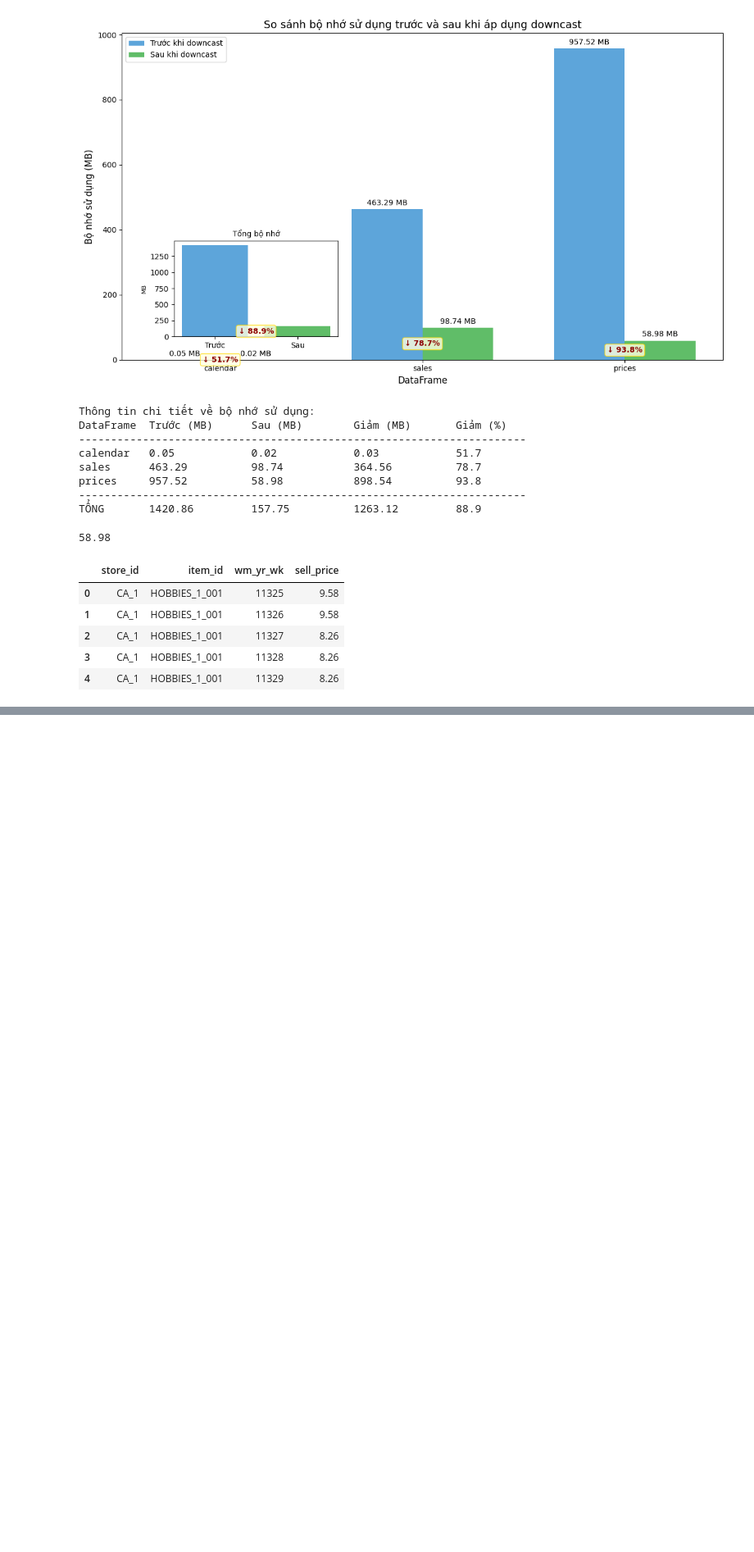
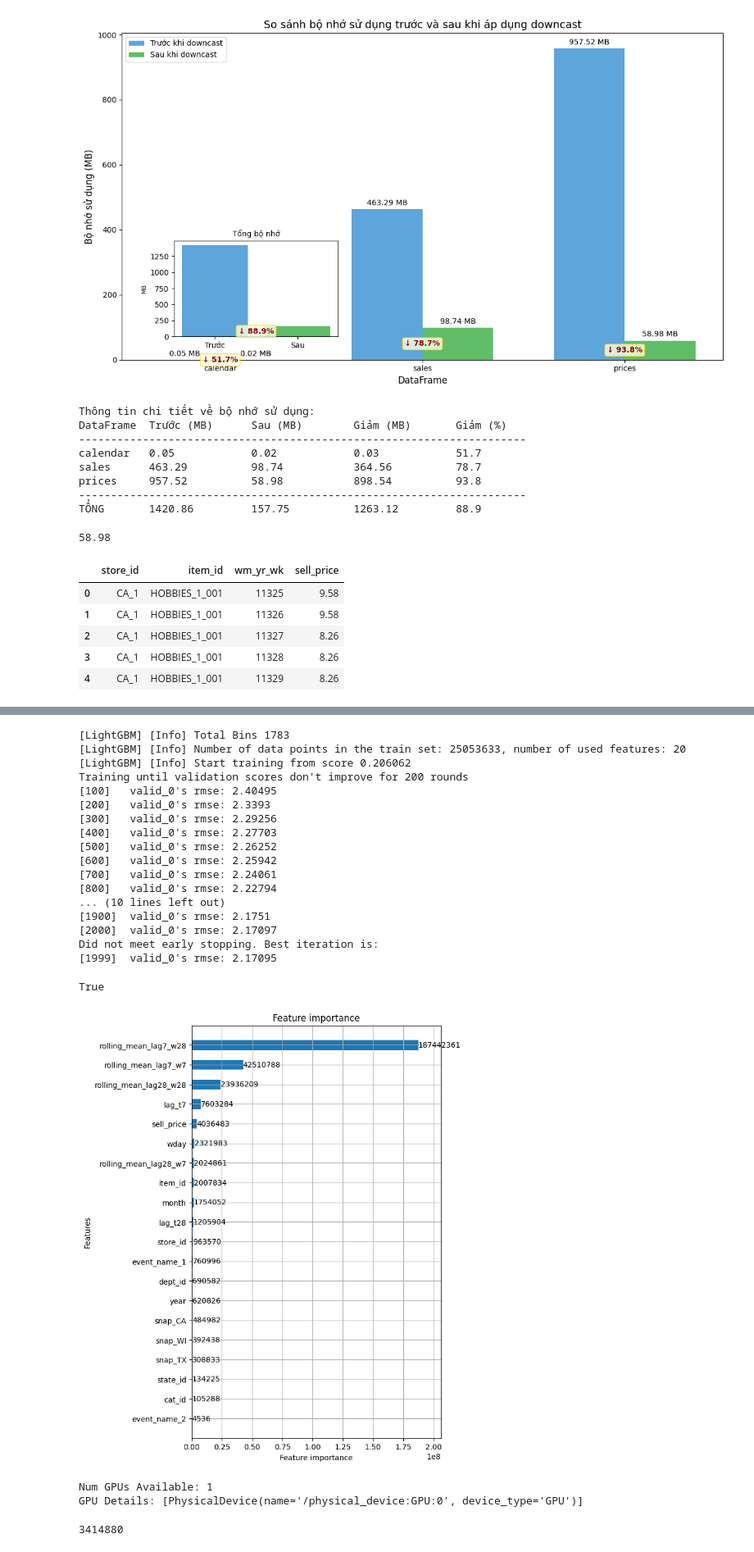
Before and after one commit to nguyenvanminh281005/CS116_Project, a Jupyter notebook: preprocessing.ipynb, the cells around one changed output, grey strips where cells are left out. Shown at 82% size. Cells and saved outputs as stored; diff of their text form; code cells hidden in the pictures; blank space fills up the shorter version.

```diff
--- a/preprocessing.ipynb
+++ b/preprocessing.ipynb
@@ -238,0 +239,5 @@ prices.head(5)
+# %%
+sales = pd.read_parquet('done_sales.parquet')
+prices = pd.read_parquet('done_prices.parquet')
+calendar = pd.read_parquet('done_cal.parquet')
+sample_submission = pd.read_csv('../data/sample_submission.csv')
@@ -238,0 +388,45 @@ prices.head(5)
+# %%
+import gc
+
+# Force garbage collection
+gc.collect()
+
+import os
+os.environ["CUDA_VISIBLE_DEVICES"] = "0"  # Chỉ dùng GPU số 0
+
+train, valid, test, x = prep_data(sales, 1000 - 28)
+fit = fit_model(train, valid)
+pred = pred_all(fit, test, x)
+pred_to_csv(pred, cols=sample_submission.columns, file="submission.csv")
+# %% [output]
+[LightGBM] [Info] Total Bins 1783
+[LightGBM] [Info] Number of data points in the train set: 25053633, number of used features: 20
+[LightGBM] [Info] Start training from score 0.206062
+Training until validation scores don't improve for 200 rounds
+[100]   valid_0's rmse: 2.40495
+[200]   valid_0's rmse: 2.3393
+[300]   valid_0's rmse: 2.29256
+[400]   valid_0's rmse: 2.27703
+[500]   valid_0's rmse: 2.26252
+[600]   valid_0's rmse: 2.25942
+[700]   valid_0's rmse: 2.24061
+[800]   valid_0's rmse: 2.22794
+... (10 lines left out)
+[1900]  valid_0's rmse: 2.1751
+[2000]  valid_0's rmse: 2.17097
+Did not meet early stopping. Best iteration is:
+[1999]  valid_0's rmse: 2.17095
+True
+[figure, added]
+# %%
+import tensorflow as tf
+
+print("Num GPUs Available:", len(tf.config.experimental.list_physical_devices('GPU')))
+print("GPU Details:", tf.config.experimental.list_physical_devices('GPU'))
+# %% [output]
+Num GPUs Available: 1
+GPU Details: [PhysicalDevice(name='/physical_device:GPU:0', device_type='GPU')]
+# %%
+len(pred)
+# %% [output]
+3414880
```
Also changed, not shown: parts of 12 cells of this notebook, 1 other file.
